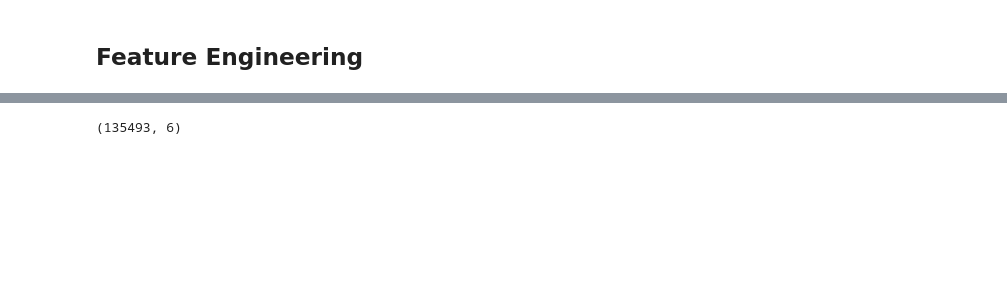
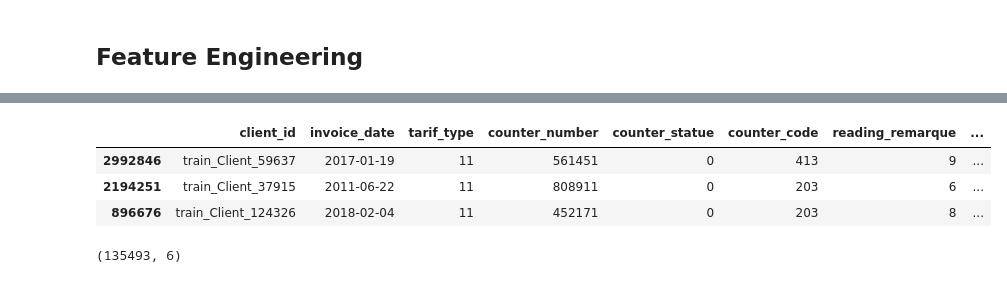
Before and after one commit to Mach-web/electricity_fraud_detection, a Jupyter notebook: Fraud_Detection_Starter.ipynb, the cells around one changed output, grey strips where cells are left out. Saved outputs shown, nothing was run; the diff lists cells and outputs as text; code cells hidden in the pictures; blank space fills up the shorter version.

```diff
--- a/Fraud_Detection_Starter.ipynb
+++ b/Fraud_Detection_Starter.ipynb
@@ -322,6 +341,13 @@ client_train['disrict'] = client_train['disrict'].astype(int)
 
 client_test['client_catg'] = client_test['client_catg'].astype(int)
 client_test['disrict'] = client_test['disrict'].astype(int)
+# %%
+invoice_train.sample(3)
+# %% [output]
+|  | client_id | invoice_date | tarif_type | counter_number | counter_statue | counter_code | reading_remarque | ... |
+| 2992846 | train_Client_59637 | 2017-01-19 | 11 | 561451 | 0 | 413 | 9 | ... |
+| 2194251 | train_Client_37915 | 2011-06-22 | 11 | 808911 | 0 | 203 | 6 | ... |
+| 896676 | train_Client_124326 | 2018-02-04 | 11 | 452171 | 0 | 203 | 8 | ... |
 # %%
 def aggregate_by_client_id(invoice_data):
     aggs = {}
```
Also changed, not shown: parts of 11 cells of this notebook.
